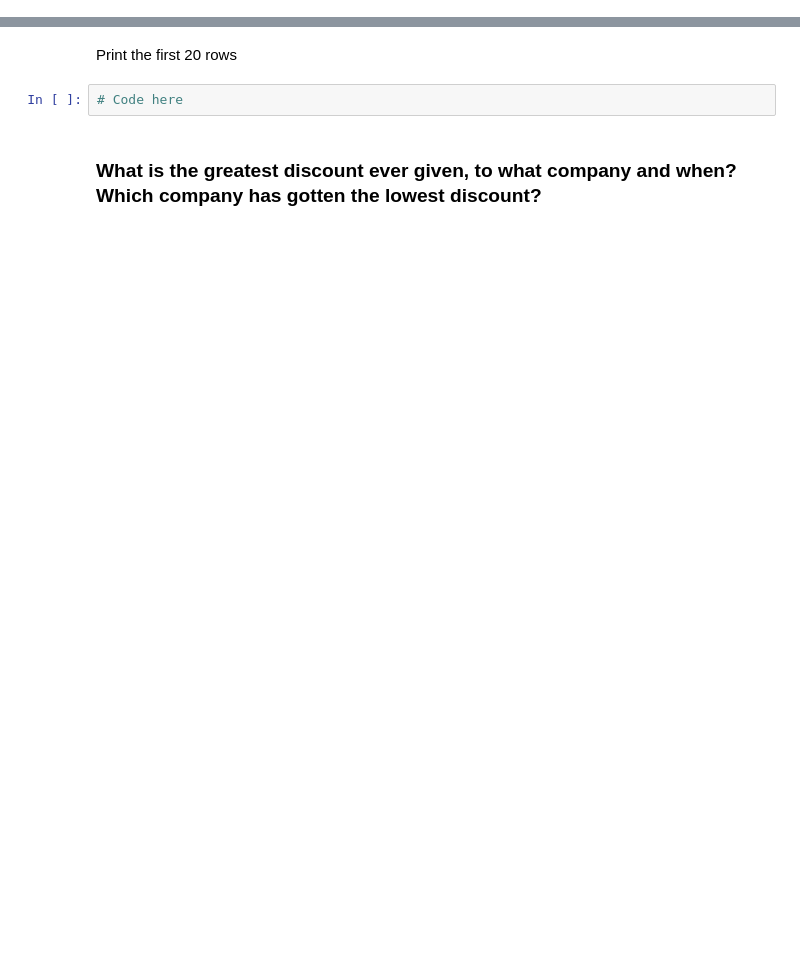
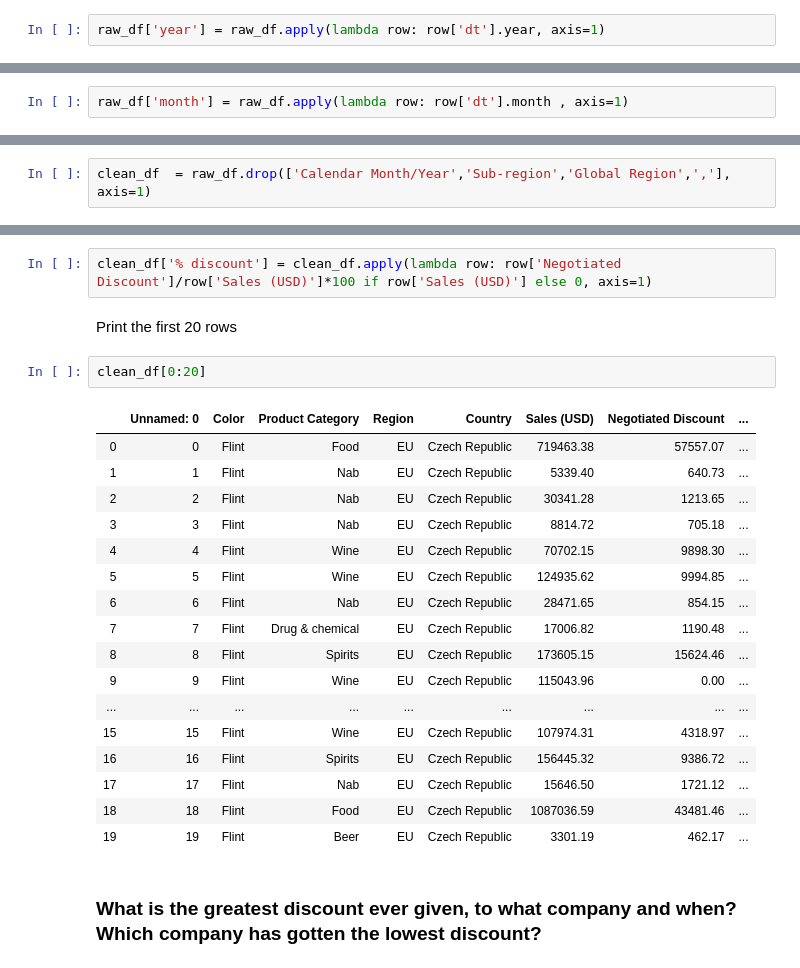
Before and after one commit to jajhonrod1620/datascienceO-I, a Jupyter notebook: First homework - Copy/First homework.ipynb, the cells around one changed output, grey strips where cells are left out. Cells and saved outputs as stored; diff of their text form; blank space fills up the shorter version.

```diff
--- a/First homework - Copy/First homework.ipynb
+++ b/First homework - Copy/First homework.ipynb
@@ -68,0 +96,2 @@ Now create a column with the year of each sale.
+# %%
+raw_df['year'] = raw_df.apply(lambda row: row['dt'].year, axis=1)
@@ -72,0 +115,2 @@ Now create a column with the month of each sale.
+# %%
+raw_df['month'] = raw_df.apply(lambda row: row['dt'].month , axis=1)
@@ -76,0 +150,2 @@ Finally, drop unnecessary columns.
+# %%
+clean_df  = raw_df.drop(['Calendar Month/Year','Sub-region','Global Region',','], axis=1)
@@ -83,6 +172,26 @@ Add the column and show the first 20 rows.
+# %%
+clean_df['% discount'] = clean_df.apply(lambda row: row['Negotiated Discount']/row['Sales (USD)']*100 if row['Sales (USD)'] else 0, axis=1)
 # %% [markdown]
 Print the first 20 rows
-# %%
-# Code here
+# %%
+clean_df[0:20]
+# %% [output]
+|  | Unnamed: 0 | Color | Product Category | Region | Country | Sales (USD) | Negotiated Discount | ... |
+| 0 | 0 | Flint | Food | EU | Czech Republic | 719463.38 | 57557.07 | ... |
+| 1 | 1 | Flint | Nab | EU | Czech Republic | 5339.40 | 640.73 | ... |
+| 2 | 2 | Flint | Nab | EU | Czech Republic | 30341.28 | 1213.65 | ... |
+| 3 | 3 | Flint | Nab | EU | Czech Republic | 8814.72 | 705.18 | ... |
+| 4 | 4 | Flint | Wine | EU | Czech Republic | 70702.15 | 9898.30 | ... |
+| 5 | 5 | Flint | Wine | EU | Czech Republic | 124935.62 | 9994.85 | ... |
+| 6 | 6 | Flint | Nab | EU | Czech Republic | 28471.65 | 854.15 | ... |
+| 7 | 7 | Flint | Drug & chemical | EU | Czech Republic | 17006.82 | 1190.48 | ... |
+| 8 | 8 | Flint | Spirits | EU | Czech Republic | 173605.15 | 15624.46 | ... |
+| 9 | 9 | Flint | Wine | EU | Czech Republic | 115043.96 | 0.00 | ... |
+| ... | ... | ... | ... | ... | ... | ... | ... | ... |
+| 15 | 15 | Flint | Wine | EU | Czech Republic | 107974.31 | 4318.97 | ... |
+| 16 | 16 | Flint | Spirits | EU | Czech Republic | 156445.32 | 9386.72 | ... |
+| 17 | 17 | Flint | Nab | EU | Czech Republic | 15646.50 | 1721.12 | ... |
+| 18 | 18 | Flint | Food | EU | Czech Republic | 1087036.59 | 43481.46 | ... |
+| 19 | 19 | Flint | Beer | EU | Czech Republic | 3301.19 | 462.17 | ... |
 # %% [markdown]
 ### What is the greatest discount ever given, to what company and when? Which company has gotten the lowest discount?
```
Also changed, not shown: parts of 49 cells of this notebook, 7 other files.
